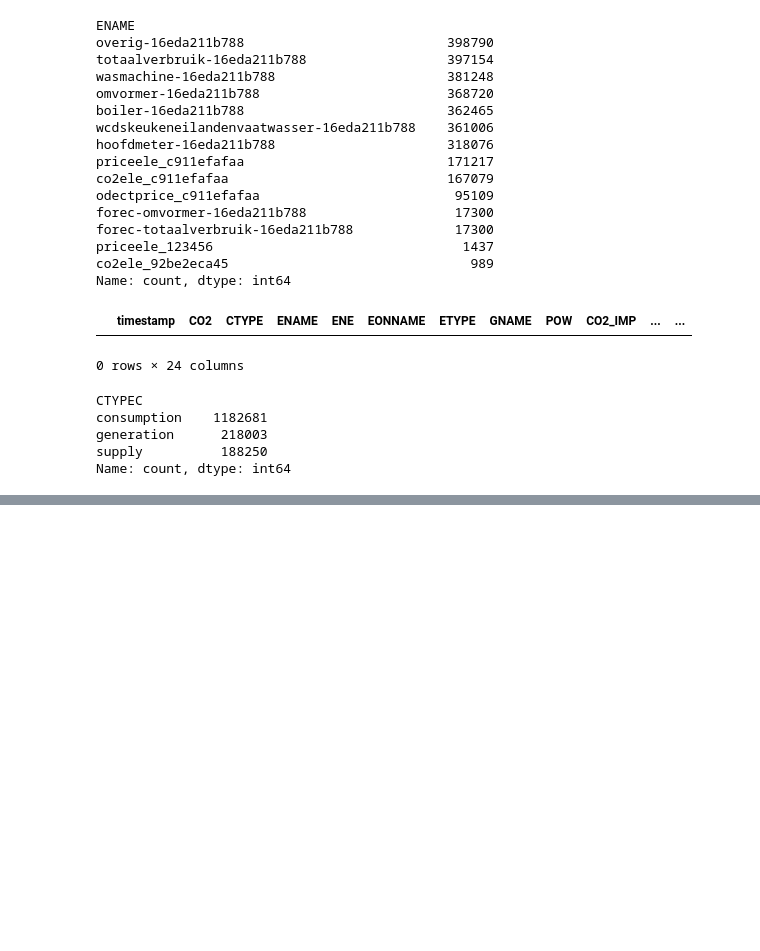
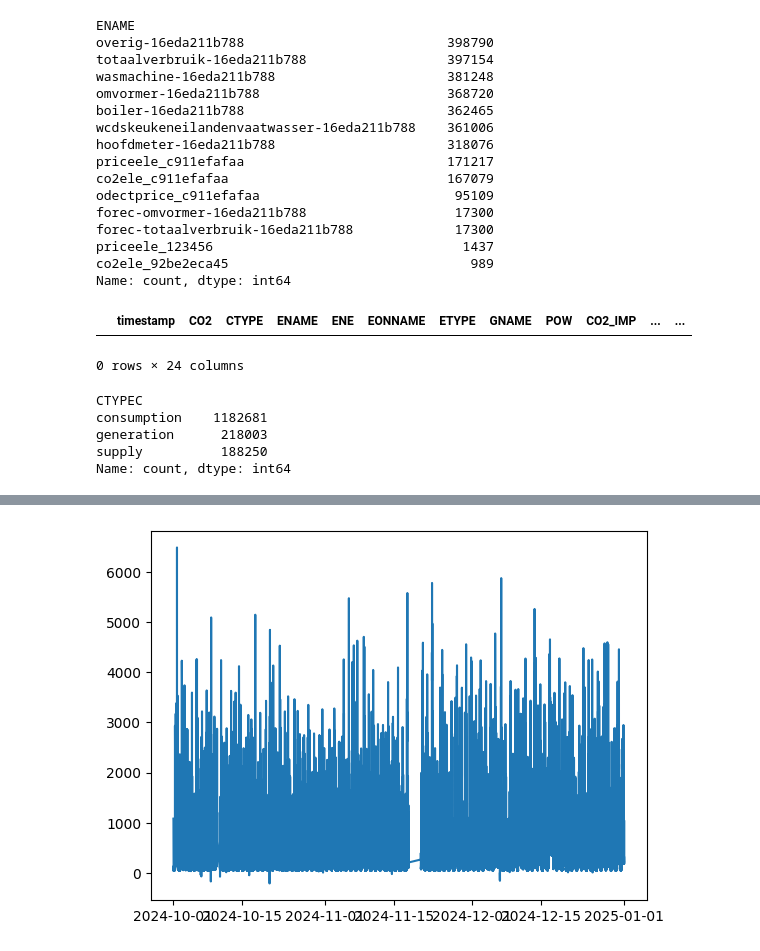
Before and after one commit to CasDerksen/Project3_Deel1, a Jupyter notebook: stijn.ipynb, the cells around one changed output, grey strips where cells are left out. Cells and saved outputs as stored; diff of their text form; code cells hidden in the pictures; blank space fills up the shorter version.

Commit message:
impute op de data

```diff
--- a/stijn.ipynb
+++ b/stijn.ipynb
@@ -46,0 +91,8 @@ Name: count, dtype: int64
+# %%
+df_viermaanden_impute= df_viermaanden.interpolate(method='linear')
+# %%
+fig ,ax = plt.subplots()
+plt.plot(df_viermaanden_impute['timestamp'],df_viermaanden_impute['POW'])
+plt.show()
+# %% [output]
+[figure, added]
```
Also changed, not shown: parts of 5 cells of this notebook.
